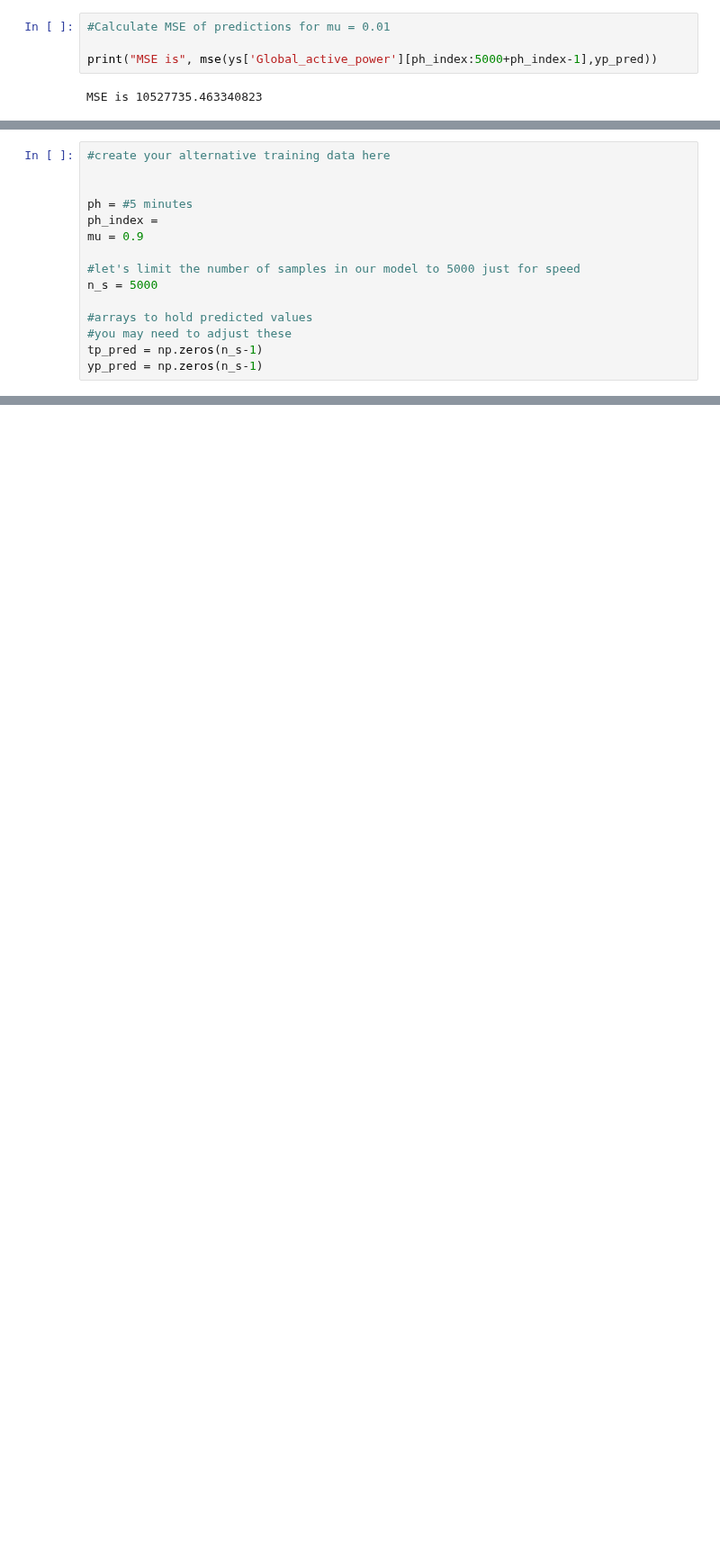
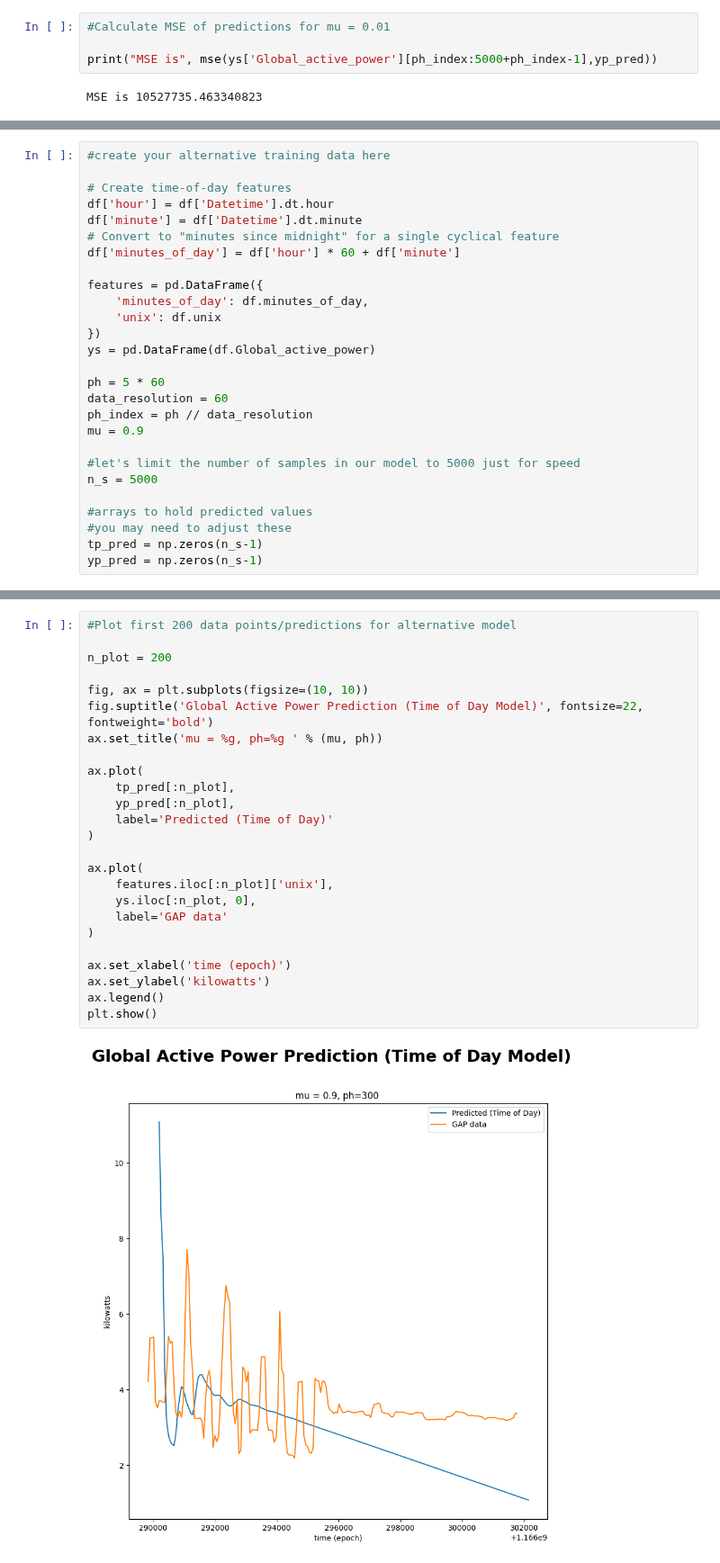
Before and after one commit to BPALAN-USD/AAI-530, a Jupyter notebook: AAI530_Assignment3_BhavinPalan.ipynb, the cells around one changed output, grey strips where cells are left out. Shown at 90% size. Saved outputs shown, nothing was run; the diff lists cells and outputs as text; blank space fills up the shorter version.

```diff
--- a/AAI530_Assignment3_BhavinPalan.ipynb
+++ b/AAI530_Assignment3_BhavinPalan.ipynb
@@ -557,9 +646,21 @@ A:
 # %%
 #create your alternative training data here
 
+# Create time-of-day features
+df['hour'] = df['Datetime'].dt.hour
+df['minute'] = df['Datetime'].dt.minute
+# Convert to "minutes since midnight" for a single cyclical feature
+df['minutes_of_day'] = df['hour'] * 60 + df['minute']
 
-ph = #5 minutes
-ph_index =
+features = pd.DataFrame({
+    'minutes_of_day': df.minutes_of_day,
+    'unix': df.unix
+})
+ys = pd.DataFrame(df.Global_active_power)
+
+ph = 5 * 60
+data_resolution = 60
+ph_index = ph // data_resolution
 mu = 0.9
 
 #let's limit the number of samples in our model to 5000 just for speed
@@ -577,0 +708,27 @@ yp_pred = np.zeros(n_s-1)
+# %%
+#Plot first 200 data points/predictions for alternative model
+
+n_plot = 200
+
+fig, ax = plt.subplots(figsize=(10, 10))
+fig.suptitle('Global Active Power Prediction (Time of Day Model)', fontsize=22, fontweight='bold')
+ax.set_title('mu = %g, ph=%g ' % (mu, ph))
+
+ax.plot(
+    tp_pred[:n_plot],
+    yp_pred[:n_plot],
+    label='Predicted (Time of Day)'
+)
+
+ax.plot(
+    features.iloc[:n_plot]['unix'],
+    ys.iloc[:n_plot, 0],
+    label='GAP data'
+)
+
+ax.set_xlabel('time (epoch)')
+ax.set_ylabel('kilowatts')
+ax.legend()
+plt.show()
+# %% [output]
+[figure, added]
```
Also changed, not shown: parts of 16 cells of this notebook.
